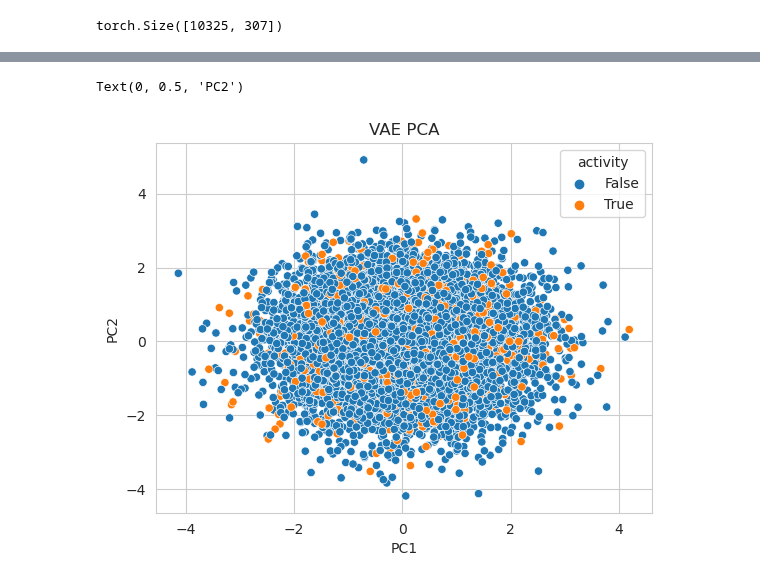
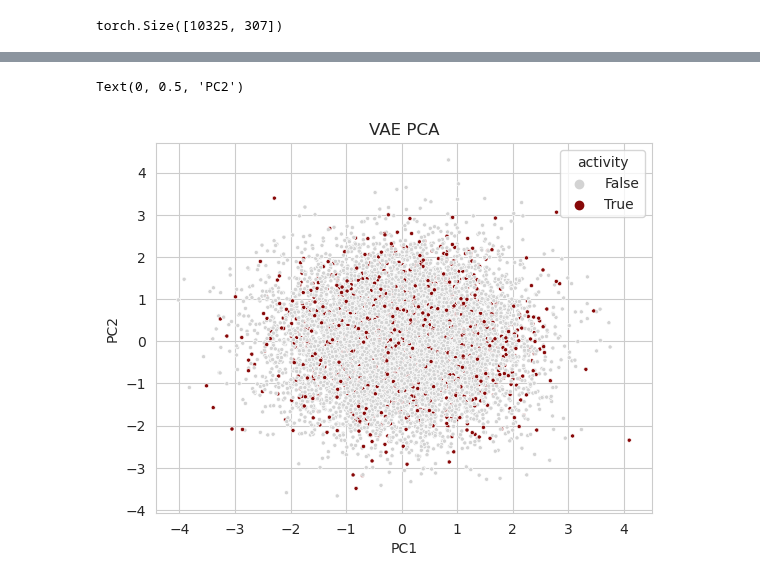
Before and after one commit to asiomchen/mldd23_project1, a Jupyter notebook: VAE/project.ipynb, the cells around one changed output, grey strips where cells are left out. Drawn from its saved outputs; the diff is of its cells as text; code cells hidden in the pictures.

```diff
--- a/VAE/project.ipynb
+++ b/VAE/project.ipynb
@@ -42,9 +42,9 @@ class SubFeaturizer(Featurizer):
     def __init__(self, fp_len=307, fp_type='Sub'):
         super().__init__(fp_len, fp_type)
 # %%
-# Text file to DataFrame object
+# text file to DataFrame object
 
-filename = '../ready_datasets/ready_datasets/d2_SubFP_final_file.csv'
+filename = '../ready_datasets/d2_SubFP_final_file.csv'
 df = pd.read_csv(filename)
 df = df.dropna()
 
@@ -275,13 +75,0 @@ Silhouette scores for each cluster:
-# %%
-cluster_centres = np.array(clu.cluster_centers_)
-
-best_cluster = np.array(cluster_scores['Cluster'])[0]
-best_latent = cluster_centres[best_cluster-1]
-
-best_latent = torch.from_numpy(best_latent)
-best_decoded = model.decoder(best_latent)
-best_decoded.detach().numpy()
-np.where(best_decoded.detach().numpy() > 0.5, 1, 0)
-fp = np.where(best_decoded.detach().numpy() > 0.5, 1, 0)
-idx = np.where(fp == 1)[0]
-print(f'Active bits: {idx}')
@@ -417,7 +212,16 @@ from sklearn.decomposition import PCA
 from sklearn.manifold import TSNE
 import matplotlib.pyplot as plt
 
+# pca reduction
+
 pca = PCA(n_components=2)
 pca_results = pca.fit_transform(encoded)
 pca_results = pd.DataFrame(pca_results)
-pca_results['activity'] = encoded_df['Activity']
+pca_results['activity'] = activity
+
+# t-SNE reduction
+
+print('...tSNE...')
+tsne = tsne = TSNE(perplexity=20, learning_rate=100, verbose=3)
+tsne_results = pd.DataFrame(tsne.fit_transform(encoded))
+tsne_results['activity'] = activity
@@ -424,9 +246,12 @@ pca_results['activity'] = encoded_df['Activity']
 # %%
+import seaborn as sns
+
 sns.set_style('whitegrid')
-sns.scatterplot(x=0, y=1, hue='activity', data=pca_results)
+colors = ['#D3D3D3', '#880808']
+sns.scatterplot(x=0, y=1, hue='activity', data=pca_results, marker='.', palette=colors)
 plt.title('VAE PCA')
 plt.xlabel('PC1')
 plt.ylabel('PC2')
 # %% [output]
 Text(0, 0.5, 'PC2')
-[figure, old version]
+[figure, new version]
```
Also changed, not shown: parts of 16 cells of this notebook.
